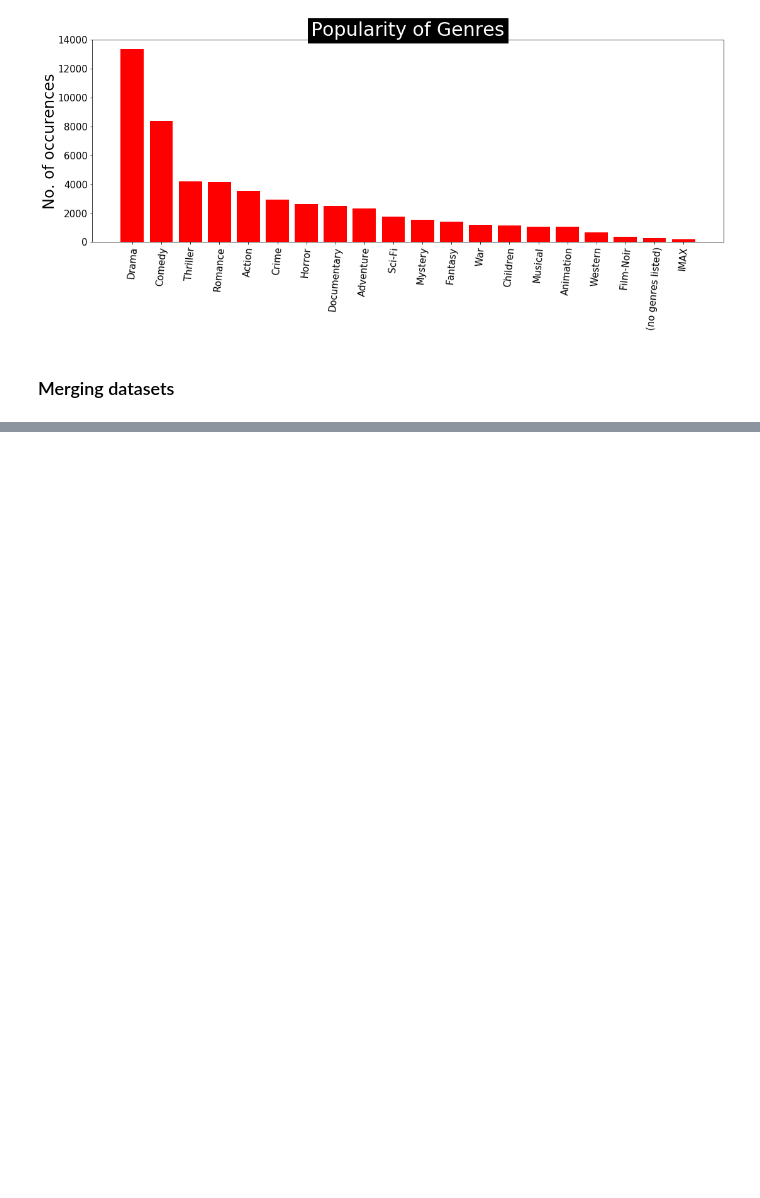
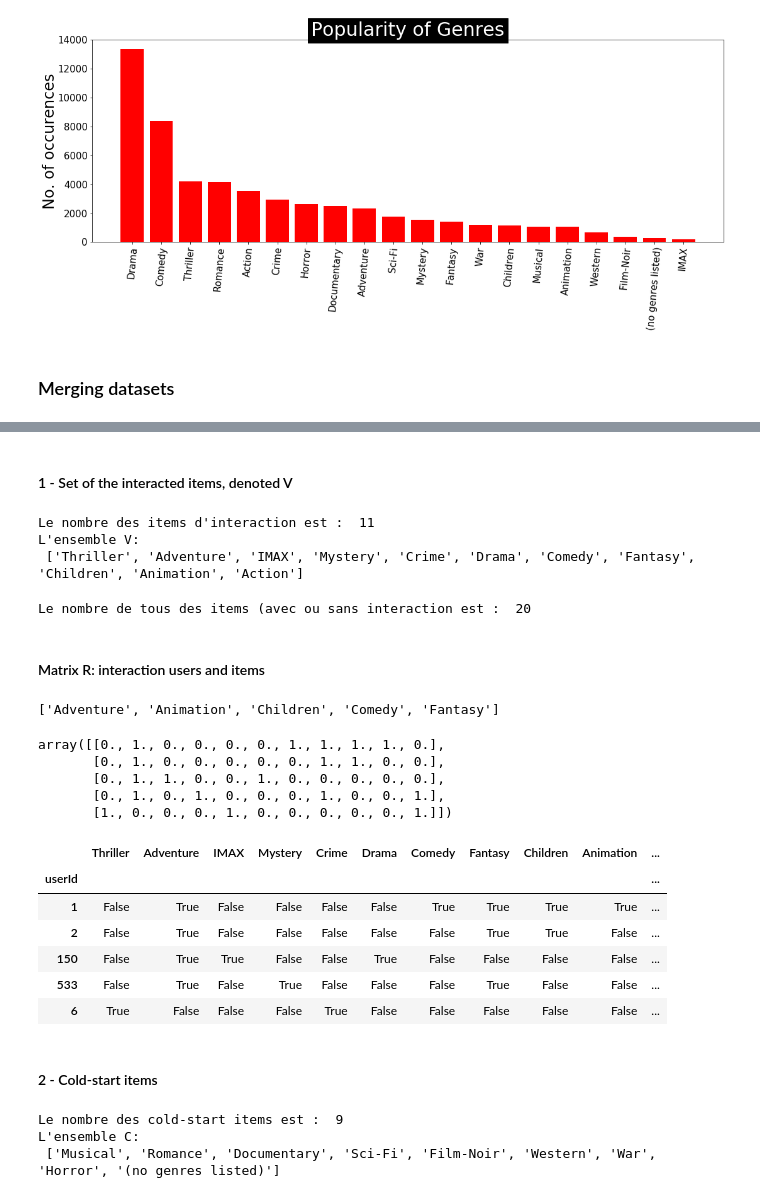
Before and after one commit to andlints/Mise-en-oeuvre-d-un-syst-me-de-recommendation-froid, a Jupyter notebook: CODE/Visualization.ipynb, the cells around one changed output, grey strips where cells are left out. Cells and saved outputs as stored; diff of their text form; code cells hidden in the pictures; blank space fills up the shorter version.

```diff
--- a/CODE/Visualization.ipynb
+++ b/CODE/Visualization.ipynb
@@ -262,0 +296,13 @@ Movies_ratings_data.head(5)
+# %% [markdown]
+#### 1 - Set of the interacted items, denoted V
+# %%
+V = []
+for l_values in d_test['genres'].str.split('|'):
+    V = list(set(V) | set(l_values))
+
+print("Le nombre des items d'interaction est : ", len(V))
+print("L'ensemble V:\n", V)
+# %% [output]
+Le nombre des items d'interaction est :  11
+L'ensemble V:
+ ['Thriller', 'Adventure', 'IMAX', 'Mystery', 'Crime', 'Drama', 'Comedy', 'Fantasy', 'Children', 'Animation', 'Action']
@@ -262,0 +313,15 @@ Movies_ratings_data.head(5)
+# %%
+print("Le nombre de tous des items (avec ou sans interaction est : ", len(genreItm))
+# %% [output]
+Le nombre de tous des items (avec ou sans interaction est :  20
+# %% [markdown]
+#### Matrix R: interaction users and items
+# %%
+# nombre d'utilisateur
+m = len(d_test['userId'])
+# nombre d'items d'interaction
+n = len(V)
+# %%
+d_test['genres'].str.split('|')[0]
+# %% [output]
+['Adventure', 'Animation', 'Children', 'Comedy', 'Fantasy']
@@ -262,0 +330,32 @@ Movies_ratings_data.head(5)
+# %%
+R_np = np.zeros((m, n))
+u_interact = []
+for l_users in range(m):
+    l_usr_inter py= d_test['genres'].str.split('|')[l_users]
+    for i in l_usr_inter:
+        for j in range(n):
+            if i == V[j]:
+                R_np[l_users, j] = 1
+# %%
+R_np
+# %% [output]
+array([[0., 1., 0., 0., 0., 0., 1., 1., 1., 1., 0.],
+       [0., 1., 0., 0., 0., 0., 0., 1., 1., 0., 0.],
+       [0., 1., 1., 0., 0., 1., 0., 0., 0., 0., 0.],
+       [0., 1., 0., 1., 0., 0., 0., 1., 0., 0., 1.],
+       [1., 0., 0., 0., 1., 0., 0., 0., 0., 0., 1.]])
+# %%
+R = pd.DataFrame(R_np, dtype=bool, columns=V, index=list(d_test.movieId))
+R = R.rename_axis('userId')
+# %%
+R
+# %% [output]
+|  | Thriller | Adventure | IMAX | Mystery | Crime | Drama | Comedy | Fantasy | Children | Animation | ... |
+| userId |  |  |  |  |  |  |  |  |  |  | ... |
+| 1 | False | True | False | False | False | False | True | True | True | True | ... |
+| 2 | False | True | False | False | False | False | False | True | True | False | ... |
+| 150 | False | True | True | False | False | True | False | False | False | False | ... |
+| 533 | False | True | False | True | False | False | False | True | False | False | ... |
+| 6 | True | False | False | False | True | False | False | False | False | False | ... |
+# %% [markdown]
+#### 2 - Cold-start items
@@ -262,0 +364,7 @@ Movies_ratings_data.head(5)
+# %%
+print("Le nombre des cold-start items est : ", len(C))
+print("L'ensemble C:\n", C)
+# %% [output]
+Le nombre des cold-start items est :  9
+L'ensemble C:
+ ['Musical', 'Romance', 'Documentary', 'Sci-Fi', 'Film-Noir', 'Western', 'War', 'Horror', '(no genres listed)']
```
Also changed, not shown: parts of 15 cells of this notebook.
